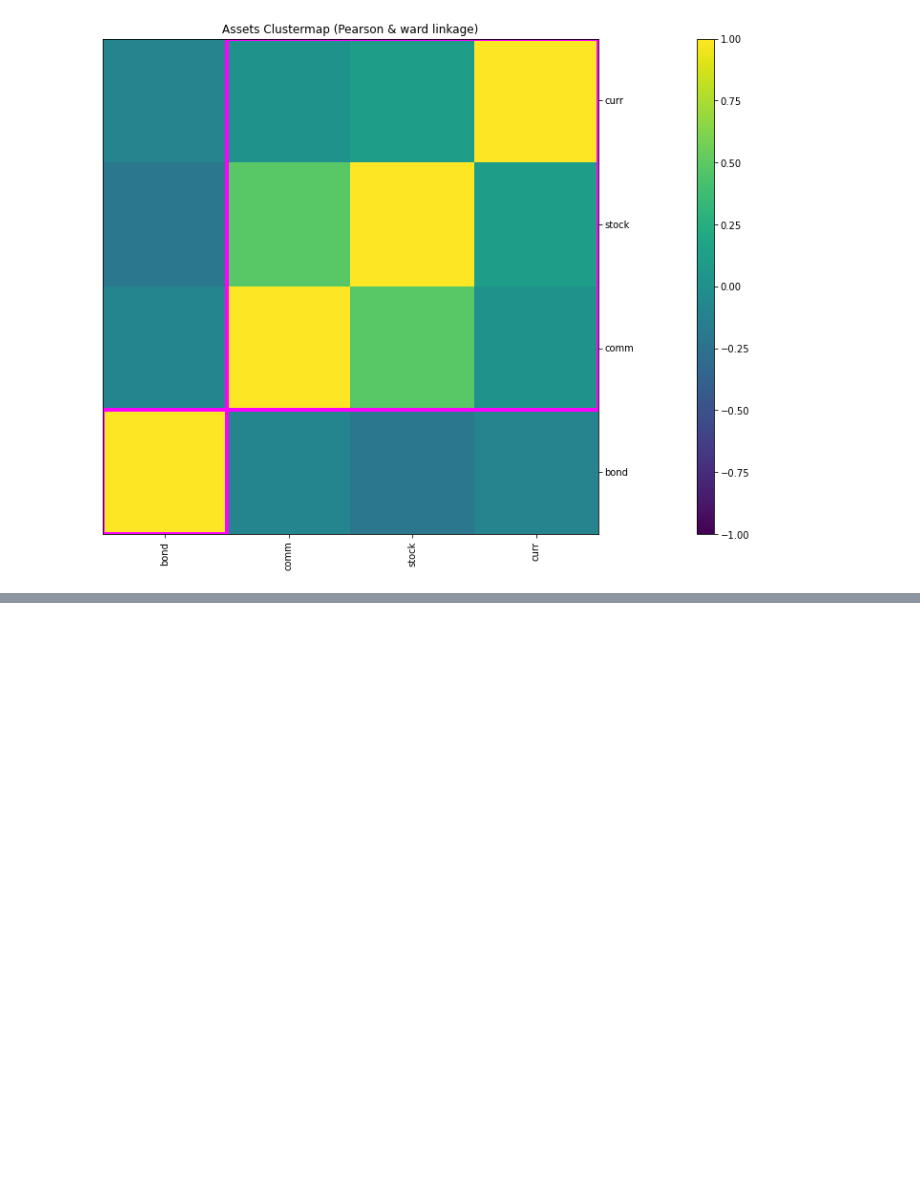
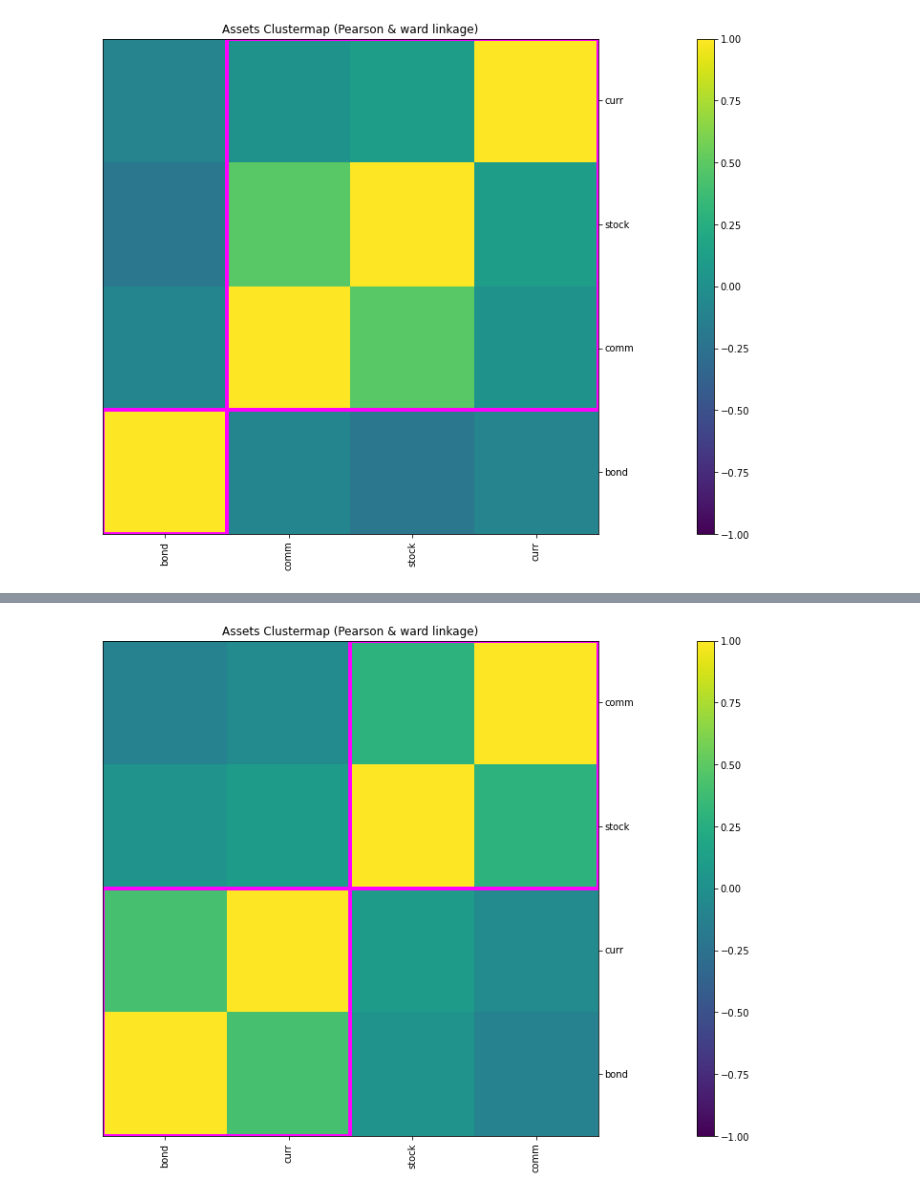
Before and after one commit to ibestrace/folio, a Jupyter notebook: Macro_Strategy_TAA.ipynb, the cells around one changed output, grey strips where cells are left out. Saved outputs shown, nothing was run; the diff lists cells and outputs as text; code cells hidden in the pictures; blank space fills up the shorter version.

```diff
--- a/Macro_Strategy_TAA.ipynb
+++ b/Macro_Strategy_TAA.ipynb
@@ -766,0 +828,4 @@ import riskfolio as rp
+# %%
+#状态3的资产指数
+Y_states_3 = assets_data[assets_data['state'] == 'state_3'].loc[:, ['stock', 'bond', 'comm', 'curr']]
+Y_states_3.head(5)
@@ -766,0 +864,12 @@ import riskfolio as rp
+# %%
+# 相关性展示
+import riskfolio as rp
+ax = rp.plot_clusters(returns=Y_states_3,
+                      linkage='ward',
+                      k=None,
+                      max_k=10,
+                      leaf_order=True,
+                      dendrogram=False,
+                      ax=None)
+# %% [output]
+[figure, added]
```
Also changed, not shown: parts of 67 cells of this notebook.
